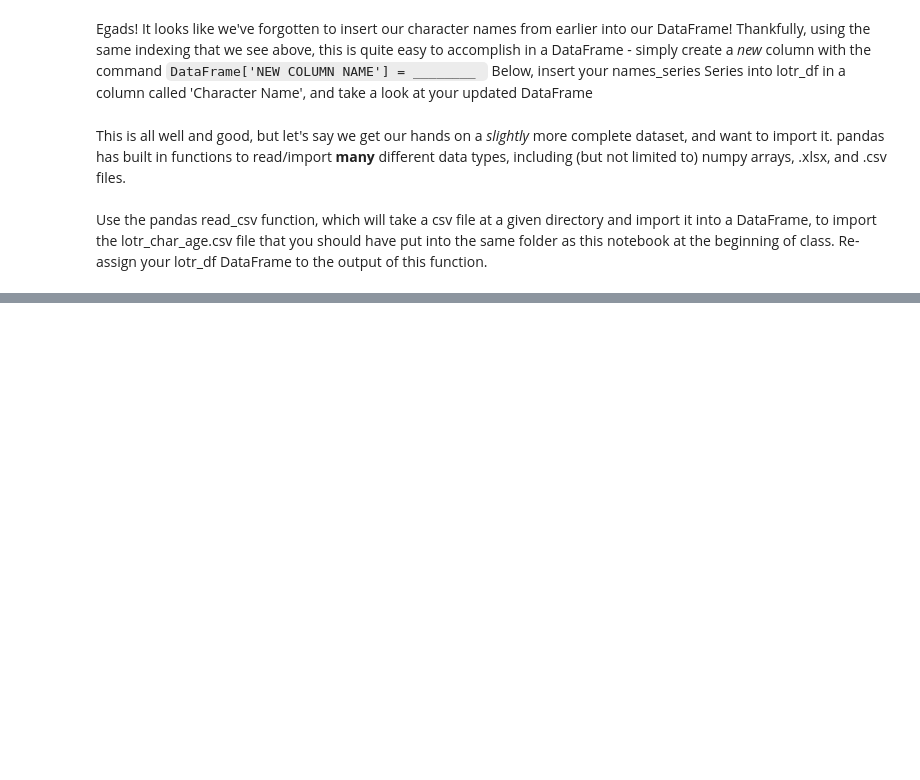
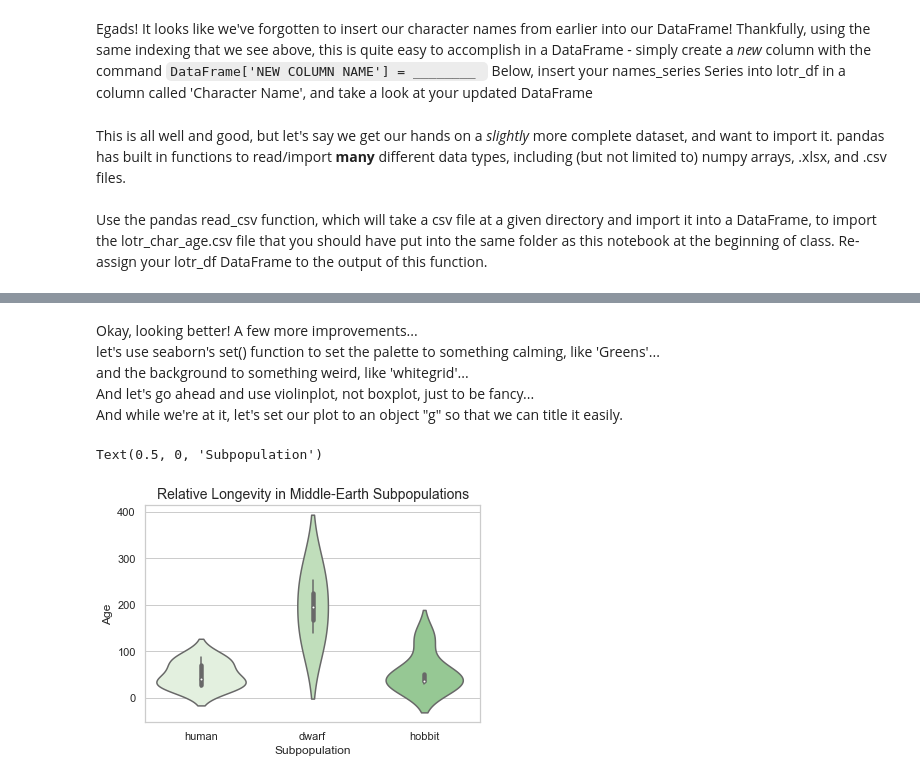
Before and after one commit to tbudylin/PythonDataCourse, a Jupyter notebook: Homeworks/HW3/Notebook_Class3.ipynb, the cells around one changed output, grey strips where cells are left out. Saved outputs shown, nothing was run; the diff lists cells and outputs as text; code cells hidden in the pictures; blank space fills up the shorter version.

```diff
--- a/Homeworks/HW3/Notebook_Class3.ipynb
+++ b/Homeworks/HW3/Notebook_Class3.ipynb
@@ -306,0 +283,17 @@ scipy
+# %% [markdown]
+Okay, looking better! A few more improvements...
+<br>let's use seaborn's set() function to set the palette to something calming, like 'Greens'...
+<br>and the background to something weird, like 'whitegrid'...
+<br> And let's go ahead and use violinplot, not boxplot, just to be fancy...
+<br> And while we're at it, let's set our plot to an object "g" so that we can title it easily.
+# %%
+sns.set(palette = 'Greens',style='whitegrid')
+
+g = sns.violinplot(x='Beings',y='Age',data=lotr_df.loc[lotr_df['Beings']!='elf'])
+
+g.set_title('Relative Longevity in Middle-Earth Subpopulations',fontsize=14)
+
+g.set_xlabel('Subpopulation')# <- decided 'Beings' looked silly, so replaced with 'Subpopulation'
+# %% [output]
+Text(0.5, 0, 'Subpopulation')
+[figure, added]
```
Also changed, not shown: parts of 36 cells of this notebook.
